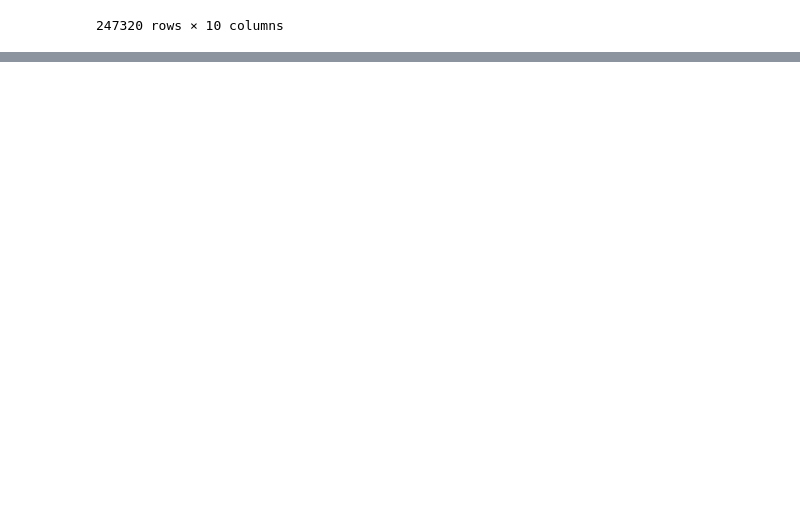
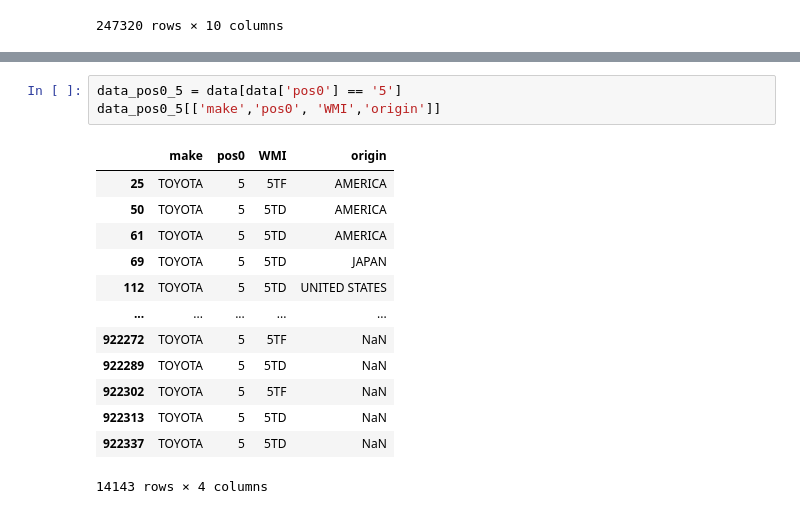
Before and after one commit to ManavKatrodiyaOpash/vin-sphere-python, a Jupyter notebook: Car_wise_analysis/toyota.ipynb, the cells around one changed output, grey strips where cells are left out. Drawn from its saved outputs; the diff is of its cells as text; blank space fills up the shorter version.

```diff
--- a/Car_wise_analysis/toyota.ipynb
+++ b/Car_wise_analysis/toyota.ipynb
@@ -226,0 +329,17 @@ data[['make', 'pos0', 'origin']]
+# %%
+data_pos0_5 = data[data['pos0'] == '5']
+data_pos0_5[['make','pos0', 'WMI','origin']]
+# %% [output]
+|  | make | pos0 | WMI | origin |
+| 25 | TOYOTA | 5 | 5TF | AMERICA |
+| 50 | TOYOTA | 5 | 5TD | AMERICA |
+| 61 | TOYOTA | 5 | 5TD | AMERICA |
+| 69 | TOYOTA | 5 | 5TD | JAPAN |
+| 112 | TOYOTA | 5 | 5TD | UNITED STATES |
+| ... | ... | ... | ... | ... |
+| 922272 | TOYOTA | 5 | 5TF | NaN |
+| 922289 | TOYOTA | 5 | 5TD | NaN |
+| 922302 | TOYOTA | 5 | 5TF | NaN |
+| 922313 | TOYOTA | 5 | 5TD | NaN |
+| 922337 | TOYOTA | 5 | 5TD | NaN |
+14143 rows × 4 columns
```
Also changed, not shown: parts of 55 cells of this notebook.
